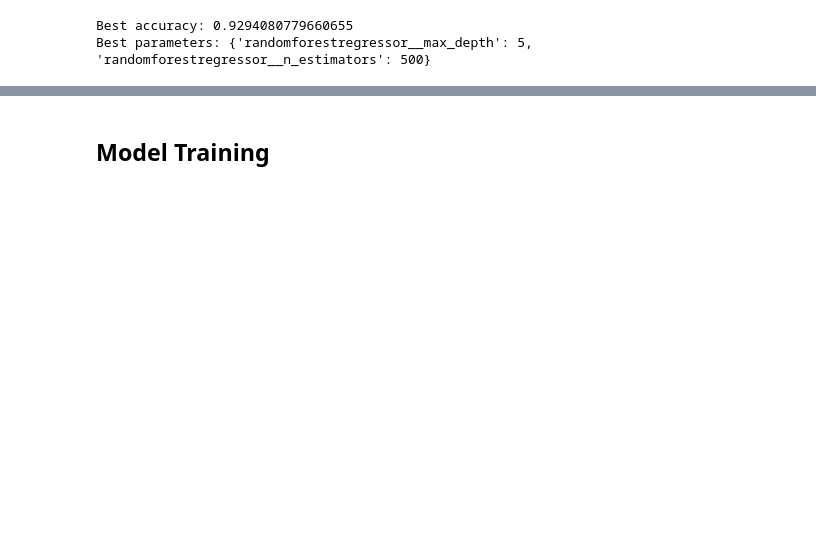
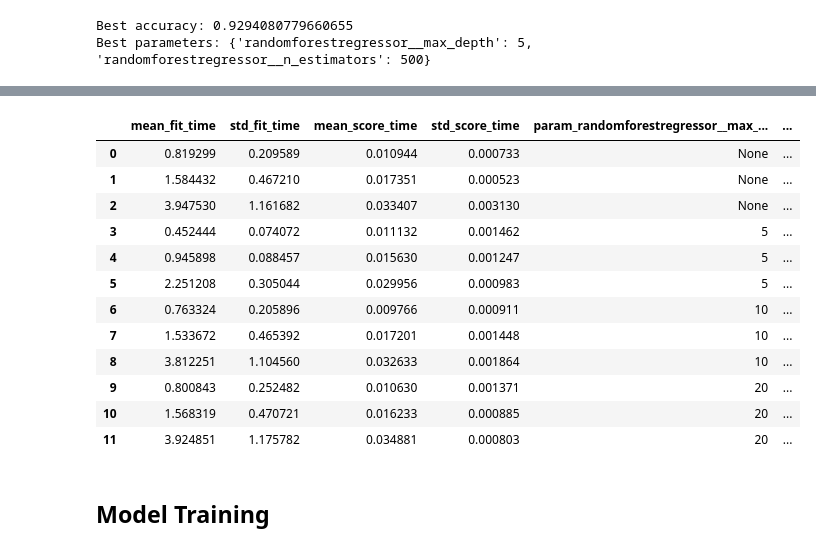
Before and after one commit to allennguyen01/nba-champion-prediction, a Jupyter notebook: main.ipynb, the cells around one changed output, grey strips where cells are left out. Cells and saved outputs as stored; diff of their text form; code cells hidden in the pictures; blank space fills up the shorter version.

```diff
--- a/main.ipynb
+++ b/main.ipynb
@@ -206,3 +224,19 @@ rf_imp_df.head(10)
+# %%
+rf_grid_cv_results
+# %% [output]
+|  | mean_fit_time | std_fit_time | mean_score_time | std_score_time | param_randomforestregressor__max_... | ... |
+| 0 | 0.819299 | 0.209589 | 0.010944 | 0.000733 | None | ... |
+| 1 | 1.584432 | 0.467210 | 0.017351 | 0.000523 | None | ... |
+| 2 | 3.947530 | 1.161682 | 0.033407 | 0.003130 | None | ... |
+| 3 | 0.452444 | 0.074072 | 0.011132 | 0.001462 | 5 | ... |
+| 4 | 0.945898 | 0.088457 | 0.015630 | 0.001247 | 5 | ... |
+| 5 | 2.251208 | 0.305044 | 0.029956 | 0.000983 | 5 | ... |
+| 6 | 0.763324 | 0.205896 | 0.009766 | 0.000911 | 10 | ... |
+| 7 | 1.533672 | 0.465392 | 0.017201 | 0.001448 | 10 | ... |
+| 8 | 3.812251 | 1.104560 | 0.032633 | 0.001864 | 10 | ... |
+| 9 | 0.800843 | 0.252482 | 0.010630 | 0.001371 | 20 | ... |
+| 10 | 1.568319 | 0.470721 | 0.016233 | 0.000885 | 20 | ... |
+| 11 | 3.924851 | 1.175782 | 0.034881 | 0.000803 | 20 | ... |
 # %% [markdown]
 ## Model Training
 # %%
```
Also changed, not shown: parts of 24 cells of this notebook.
